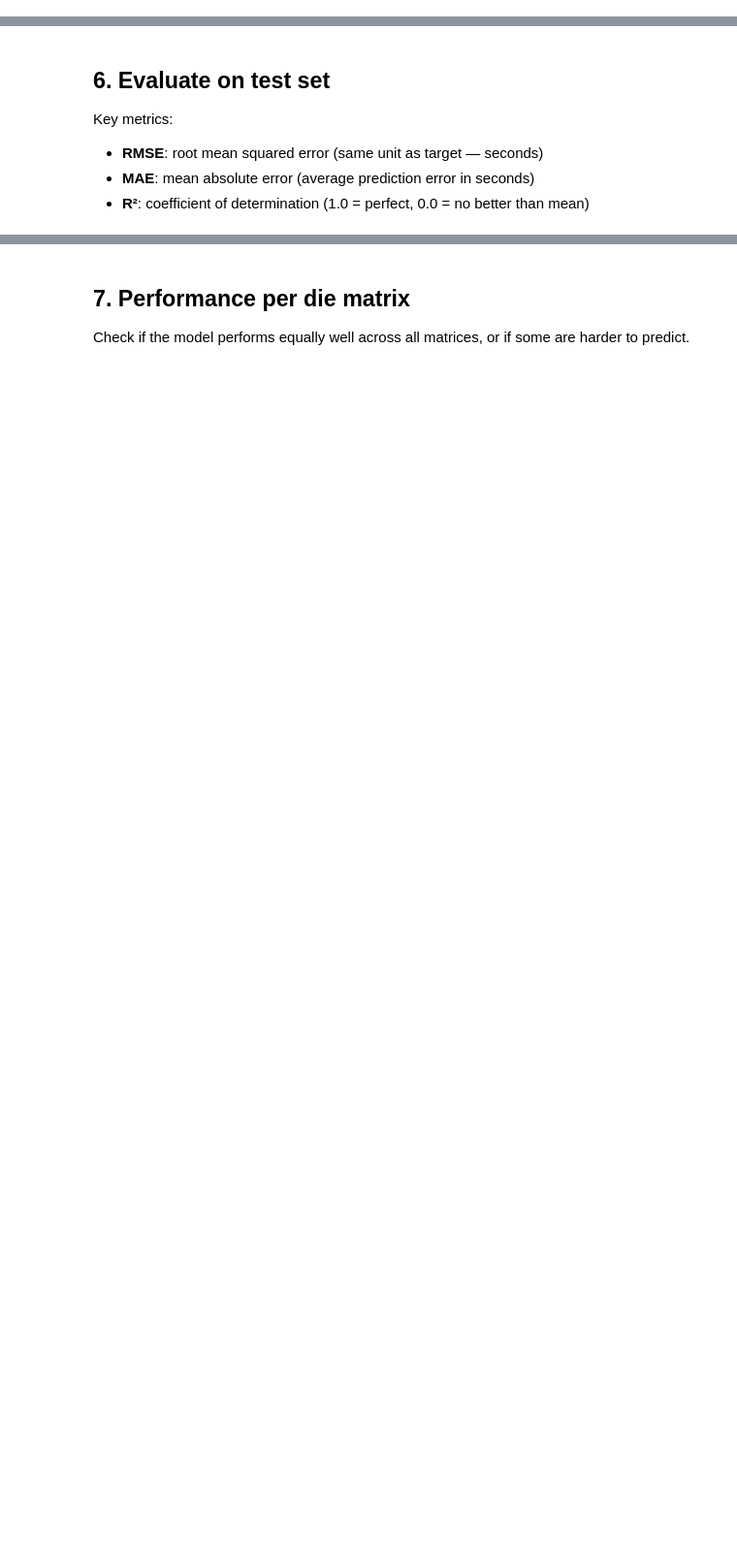
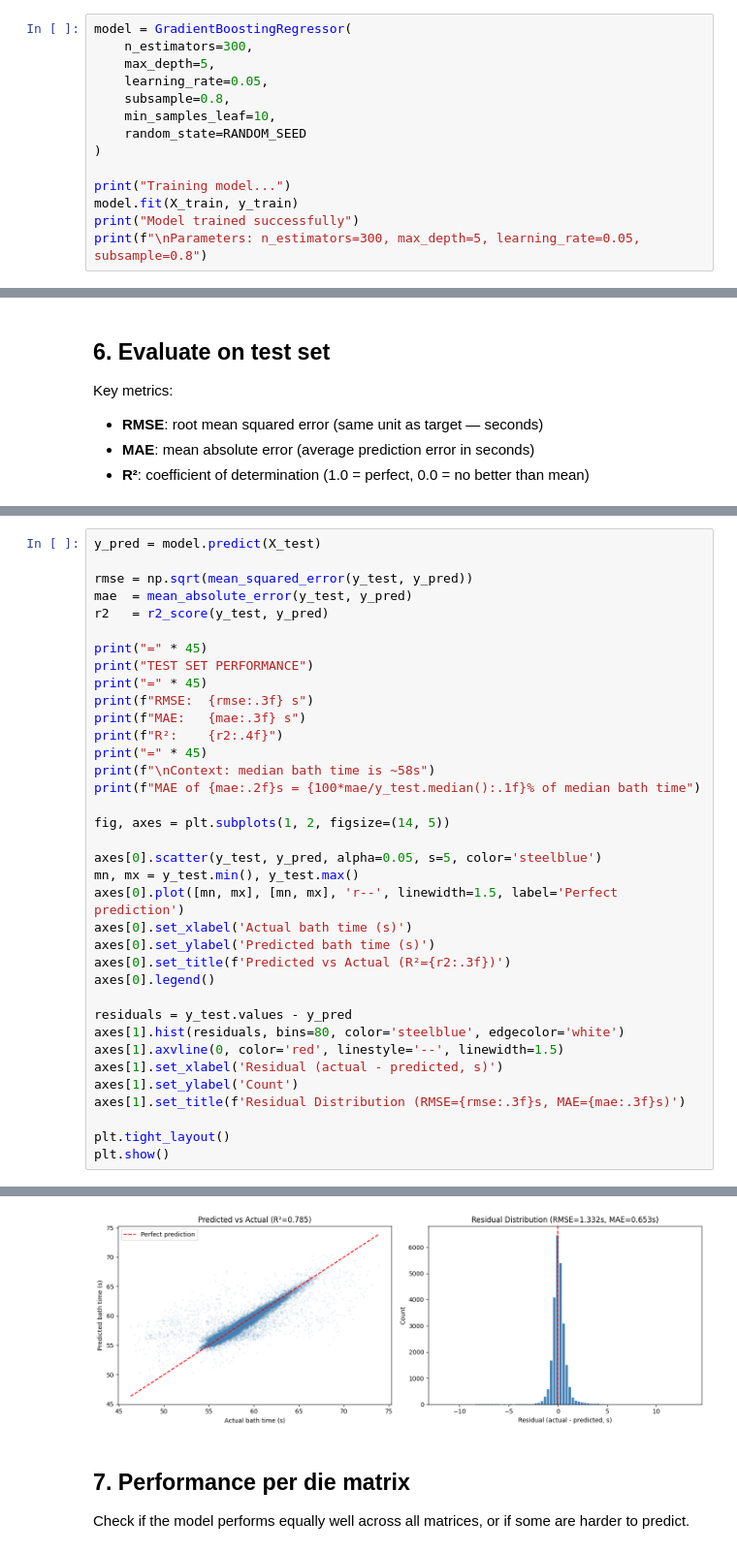
Before and after one commit to baranerdogan11/baranerdogan-caws-final-project, a Jupyter notebook: notebooks/05_feature_selection_and_model.ipynb, the cells around one changed output, grey strips where cells are left out. Shown at 97% size. Saved outputs shown, nothing was run; the diff lists cells and outputs as text; blank space fills up the shorter version.

```diff
--- a/notebooks/05_feature_selection_and_model.ipynb
+++ b/notebooks/05_feature_selection_and_model.ipynb
@@ -70,0 +195,14 @@ XGBoost is chosen because:
+# %%
+model = GradientBoostingRegressor(
+    n_estimators=300,
+    max_depth=5,
+    learning_rate=0.05,
+    subsample=0.8,
+    min_samples_leaf=10,
+    random_state=RANDOM_SEED
+)
+
+print("Training model...")
+model.fit(X_train, y_train)
+print("Model trained successfully")
+print(f"\nParameters: n_estimators=300, max_depth=5, learning_rate=0.05, subsample=0.8")
@@ -79,0 +221,37 @@ Key metrics:
+# %%
+y_pred = model.predict(X_test)
+
+rmse = np.sqrt(mean_squared_error(y_test, y_pred))
+mae  = mean_absolute_error(y_test, y_pred)
+r2   = r2_score(y_test, y_pred)
+
+print("=" * 45)
+print("TEST SET PERFORMANCE")
+print("=" * 45)
+print(f"RMSE:  {rmse:.3f} s")
+print(f"MAE:   {mae:.3f} s")
+print(f"R²:    {r2:.4f}")
+print("=" * 45)
+print(f"\nContext: median bath time is ~58s")
+print(f"MAE of {mae:.2f}s = {100*mae/y_test.median():.1f}% of median bath time")
+
+fig, axes = plt.subplots(1, 2, figsize=(14, 5))
+
+axes[0].scatter(y_test, y_pred, alpha=0.05, s=5, color='steelblue')
+mn, mx = y_test.min(), y_test.max()
+axes[0].plot([mn, mx], [mn, mx], 'r--', linewidth=1.5, label='Perfect prediction')
+axes[0].set_xlabel('Actual bath time (s)')
+axes[0].set_ylabel('Predicted bath time (s)')
+axes[0].set_title(f'Predicted vs Actual (R²={r2:.3f})')
+axes[0].legend()
+
+residuals = y_test.values - y_pred
+axes[1].hist(residuals, bins=80, color='steelblue', edgecolor='white')
+axes[1].axvline(0, color='red', linestyle='--', linewidth=1.5)
+axes[1].set_xlabel('Residual (actual - predicted, s)')
+axes[1].set_ylabel('Count')
+axes[1].set_title(f'Residual Distribution (RMSE={rmse:.3f}s, MAE={mae:.3f}s)')
+
+plt.tight_layout()
+plt.show()
+# %% [output]
@@ -80,3 +268,4 @@ Key metrics:
+[figure, added]
 # %% [markdown]
 ## 7. Performance per die matrix
 
```
Also changed, not shown: parts of 24 cells of this notebook.
